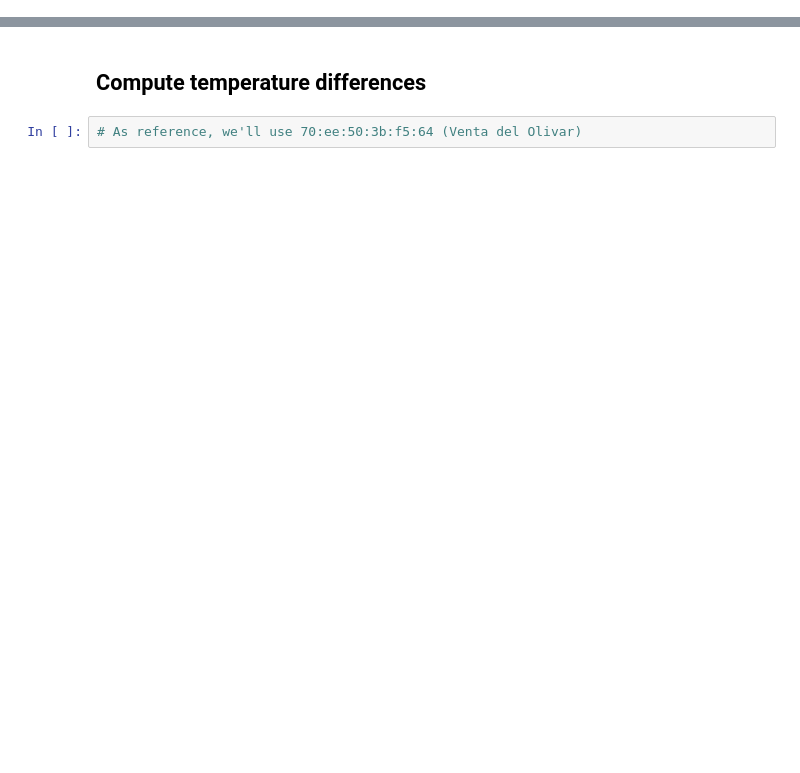
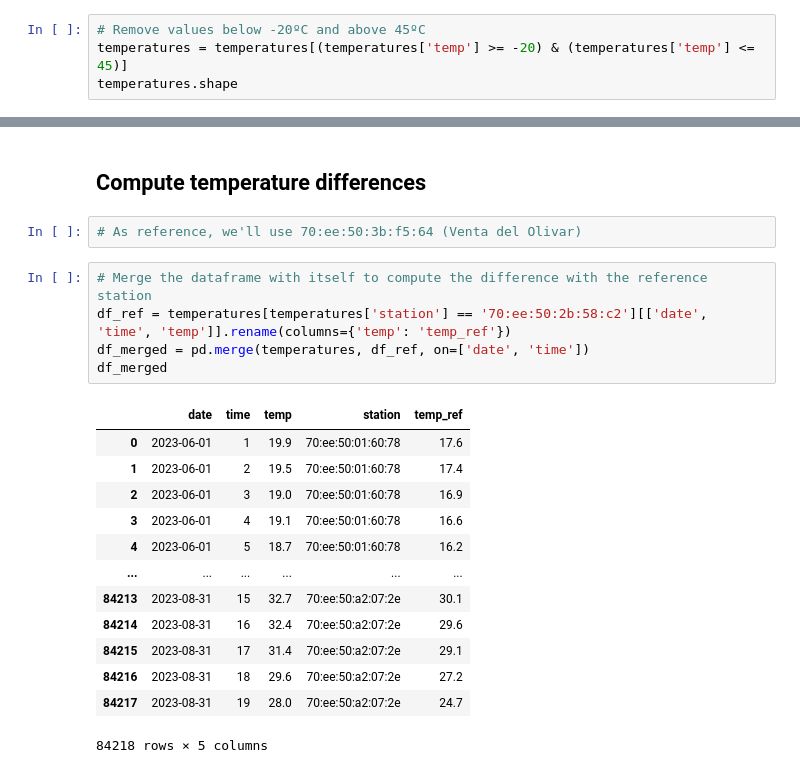
Before and after one commit to ayubero/uhi, a Jupyter notebook: zaragoza/netatmo_stations/preprocessing.ipynb, the cells around one changed output, grey strips where cells are left out. Saved outputs shown, nothing was run; the diff lists cells and outputs as text; blank space fills up the shorter version.

```diff
--- a/zaragoza/netatmo_stations/preprocessing.ipynb
+++ b/zaragoza/netatmo_stations/preprocessing.ipynb
@@ -237,0 +231,4 @@ temperatures.to_csv('temperatures.csv', index=False)
+# %%
+# Remove values below -20ºC and above 45ºC
+temperatures = temperatures[(temperatures['temp'] >= -20) & (temperatures['temp'] <= 45)]
+temperatures.shape
@@ -239,3 +292,22 @@ temperatures.to_csv('temperatures.csv', index=False)
 ## Compute temperature differences
 # %%
 # As reference, we'll use 70:ee:50:3b:f5:64 (Venta del Olivar)
+# %%
+# Merge the dataframe with itself to compute the difference with the reference station
+df_ref = temperatures[temperatures['station'] == '70:ee:50:2b:58:c2'][['date', 'time', 'temp']].rename(columns={'temp': 'temp_ref'})
+df_merged = pd.merge(temperatures, df_ref, on=['date', 'time'])
+df_merged
+# %% [output]
+|  | date | time | temp | station | temp_ref |
+| 0 | 2023-06-01 | 1 | 19.9 | 70:ee:50:01:60:78 | 17.6 |
+| 1 | 2023-06-01 | 2 | 19.5 | 70:ee:50:01:60:78 | 17.4 |
+| 2 | 2023-06-01 | 3 | 19.0 | 70:ee:50:01:60:78 | 16.9 |
+| 3 | 2023-06-01 | 4 | 19.1 | 70:ee:50:01:60:78 | 16.6 |
+| 4 | 2023-06-01 | 5 | 18.7 | 70:ee:50:01:60:78 | 16.2 |
+| ... | ... | ... | ... | ... | ... |
+| 84213 | 2023-08-31 | 15 | 32.7 | 70:ee:50:a2:07:2e | 30.1 |
+| 84214 | 2023-08-31 | 16 | 32.4 | 70:ee:50:a2:07:2e | 29.6 |
+| 84215 | 2023-08-31 | 17 | 31.4 | 70:ee:50:a2:07:2e | 29.1 |
+| 84216 | 2023-08-31 | 18 | 29.6 | 70:ee:50:a2:07:2e | 27.2 |
+| 84217 | 2023-08-31 | 19 | 28.0 | 70:ee:50:a2:07:2e | 24.7 |
+84218 rows × 5 columns
```
Also changed, not shown: parts of 18 cells of this notebook, 10 other files.
